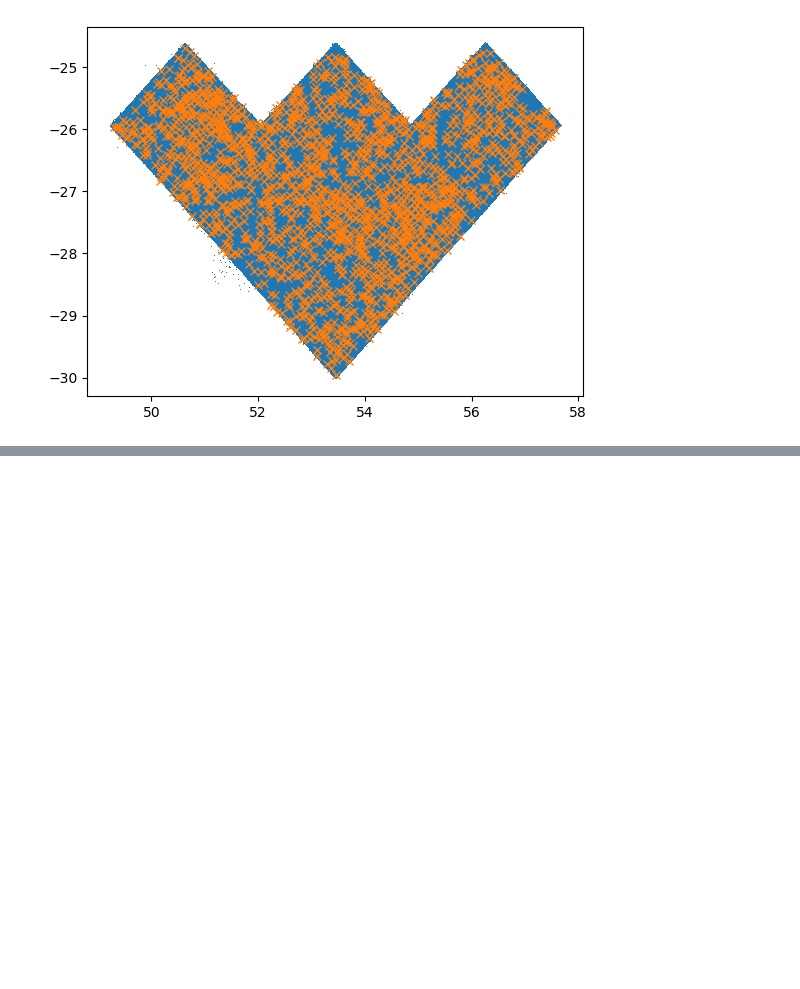
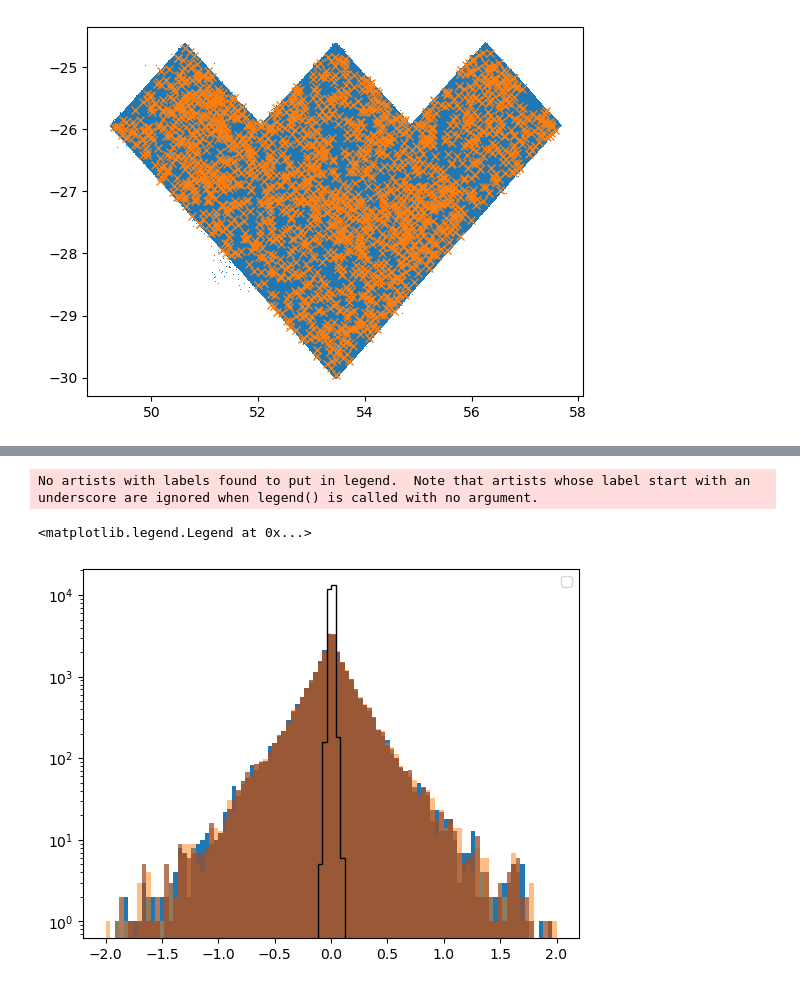
Before and after one commit to LSSTDESC/TXPipe, a Jupyter notebook: notebooks/cluster_counts/plot-clusters-and-shear-radec.ipynb, the cells around one changed output, grey strips where cells are left out. Drawn from its saved outputs; the diff is of its cells as text; code cells hidden in the pictures; blank space fills up the shorter version.

```diff
--- a/notebooks/cluster_counts/plot-clusters-and-shear-radec.ipynb
+++ b/notebooks/cluster_counts/plot-clusters-and-shear-radec.ipynb
@@ -26,0 +63,12 @@ plt.plot(cluster_ra, cluster_dec, 'x', label="Clusters")
+# %%
+plt.hist(shear["shear"]['1m']['g1'][::1000],bins=100, range=[-2,2])
+plt.hist(shear["shear"]['1p']['g1'][::1000],bins=100, range=[-2,2],alpha=0.5)
+plt.hist(shear["shear"]['2m']['g1'][::1000],bins=100, range=[-2,2],alpha=0.5)
+plt.hist(shear["shear"]['2p']['g1'][::1000],bins=100, range=[-2,2],alpha=0.5)
+plt.hist(shear["shear"]['00']['true_g1'][::1000],bins=100, range=[-2,2], histtype='step', color='black')
+plt.yscale('log')
+plt.legend()
+# %% [output]
+No artists with labels found to put in legend.  Note that artists whose label start with an underscore are ignored when legend() is called with no argument.
+<matplotlib.legend.Legend at 0x...>
+[figure, added]
```
Also changed, not shown: parts of 14 cells of this notebook, 6 other files.
